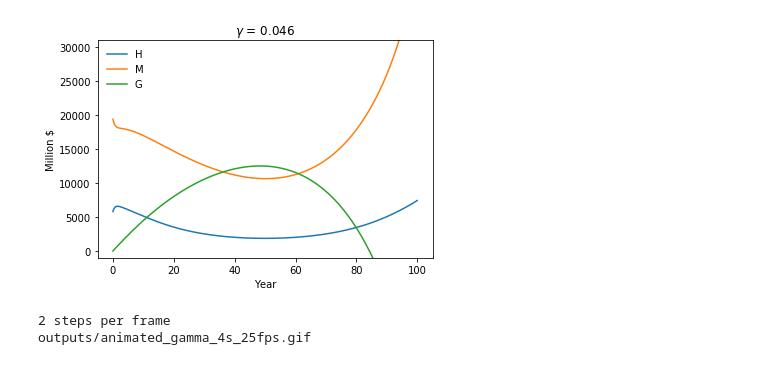
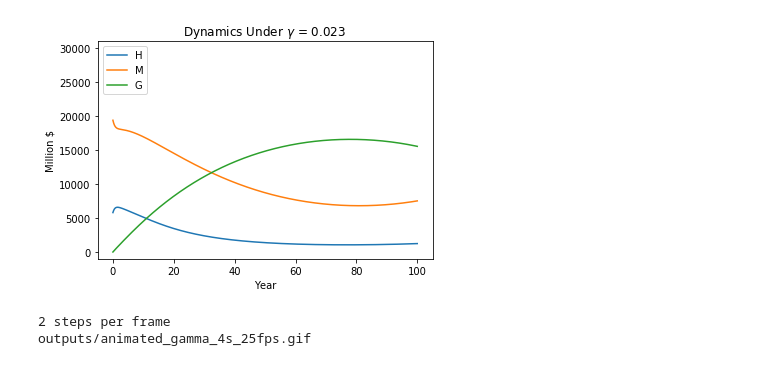
Before and after one commit to shawlu95/Universal-Basic-Income, a Jupyter notebook: animation_gamma.ipynb, the cells around one changed output. Drawn from its saved outputs; the diff is of its cells as text; code cells hidden in the pictures.

Commit message:
Updated figures.

```diff
--- a/animation_gamma.ipynb
+++ b/animation_gamma.ipynb
@@ -31,37 +31,38 @@ def plotGamma(gamma):
         M[i] = M[i-1] + timeStep * ((1 - tC) * c * H[i-1] + fMultiplier * logistic(H[i-1]) - wageDecay(t, w) * M[i-1] + econGrowth * M[i-1])
         Gex[i] = Gex[i-1] + timeStep * (tI * wageDecay(t, w) * M[i-1] + tC * c * H[i-1])
 
         t += timeStep
         T[i] = t
 
     H, M, G, T = init()
     t = 0
 
     for i in range(1, totalStep):
         # addition: t_VAT, UBI, S
         H[i] = H[i-1] + timeStep * (UBI * np.exp(gamma * t) - c * H[i-1] - logistic(H[i-1]) + (1 - tI) * wageDecay(t, w) * M[i-1])
         M[i] = M[i-1] + timeStep * ((1 - tC) * c * H[i-1] + fMultiplier * logistic(H[i-1]) - wageDecay(t, w) * M[i-1] - tVAT * M[i-1] + econGrowth * M[i-1])
         G[i] = G[i-1] + timeStep * (S - UBI * np.exp(gamma * t) + tVAT * M[i-1] + tI * wageDecay(t, w) * M[i-1] + tC * c * H[i-1])
         t += timeStep
         T[i] = t
 
     ax.cla()
     ax.plot(T, H, label = 'H')
     ax.plot(T, M, label = 'M')
     ax.plot(T, G - Gex, label = 'G')
 #     ax.plot(T, H + M + G - Gex, label = 'Sum')
-    ax.legend(loc="upper left", frameon=False)
+    ax.legend(loc="upper left", frameon=True)
 
-    ax.set_title(r"$\gamma$ = %.3f"%gamma)
+    ax.set_title(r"Dynamics Under $\gamma$ = %.3f"%gamma)
     ax.set_xlabel("Year")
     ax.set_ylabel("Million $")
 
     ax.set_ylim(-1000, 31000)
     ax.set_xlim(-5, 105)
+    plt.savefig("outputs/gamma%.3f.png"%gamma)
 
-plotGamma(np.log(100) / 100)
+plotGamma(np.log(100) / 200)
 # %% [output]
-[figure, old version]
+[figure, new version]
 # %%
 # duration in seconds
 duration = 4
```
Also changed, not shown: 9 other files.
